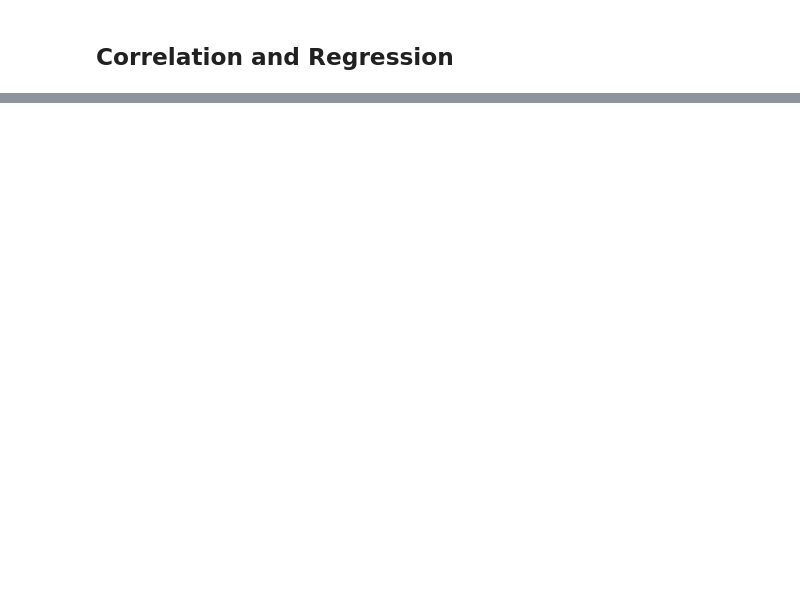
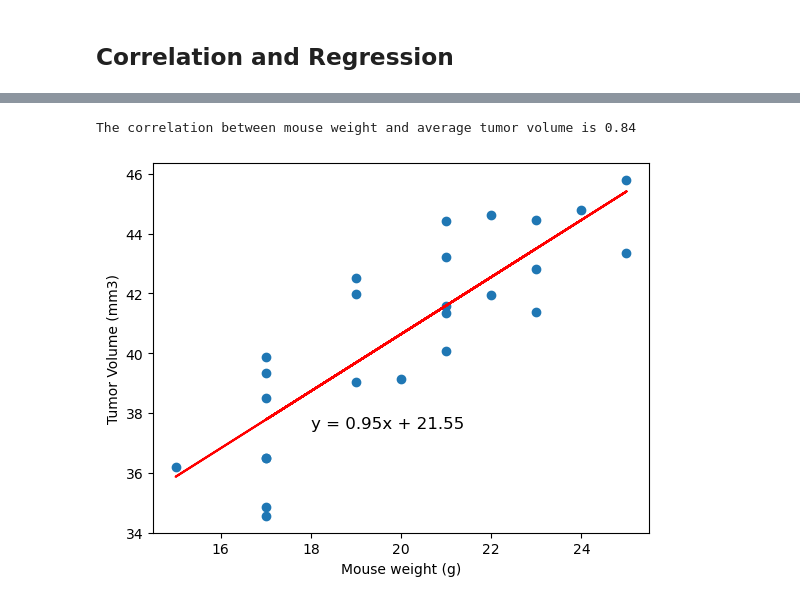
Before and after one commit to f2-b2/matplotlib-challenge, a Jupyter notebook: Pymaceuticals/PymaceuticalsScript.ipynb, the cells around one changed output, grey strips where cells are left out. Drawn from its saved outputs; the diff is of its cells as text; code cells hidden in the pictures; blank space fills up the shorter version.

```diff
--- a/Pymaceuticals/PymaceuticalsScript.ipynb
+++ b/Pymaceuticals/PymaceuticalsScript.ipynb
@@ -312,0 +326,21 @@ The correlation between mouse weight and the average tumor volume is 0.84
+# %%
+# Calculate the correlation coefficient and linear regression model
+# for mouse weight and average tumor volume for the Capomulin regimen
+
+correlation = round(st.pearsonr(Capomulin_avg['Weight (g)'],Capomulin_avg['Tumor Volume (mm3)'])[0], 2)
+print(f"The correlation between mouse weight and average tumor volume is {correlation}")
+
+x_values = Capomulin_avg['Weight (g)']
+y_values = Capomulin_avg['Tumor Volume (mm3)']
+(slope, intercept, rvalue, pvalue, stderr) = st.linregress(x_values, y_values)
+regress_values = x_values * slope + intercept
+line_eq = "y = " + str(round(slope,2)) + "x + " + str(round(intercept,2))
+plt.scatter(x_values,y_values)
+plt.plot(x_values,regress_values,"r-")
+plt.annotate(line_eq,(18,37.5),fontsize=12,color="black")
+plt.xlabel("Mouse weight (g)")
+plt.ylabel("Tumor Volume (mm3)")
+plt.show()
+# %% [output]
+The correlation between mouse weight and average tumor volume is 0.84
+[figure, added]
```
Also changed, not shown: parts of 9 cells of this notebook, 1 other file.
